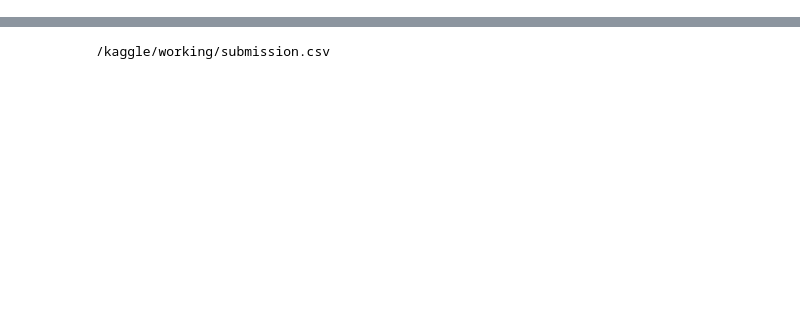
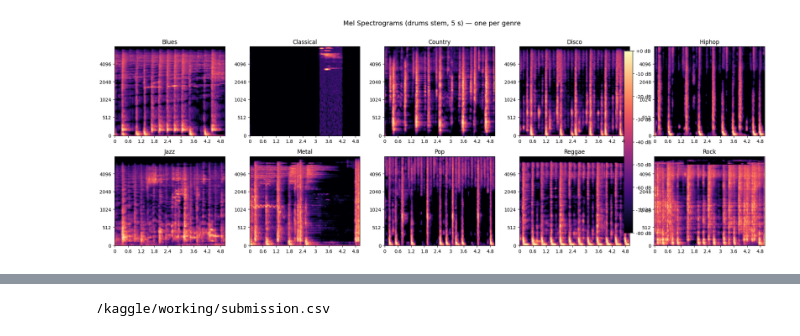
Before and after one commit to 23f2003621/tds-w2, a Jupyter notebook: notebooks/restnet_training.ipynb, the cells around one changed output, grey strips where cells are left out. Saved outputs shown, nothing was run; the diff lists cells and outputs as text; code cells hidden in the pictures; blank space fills up the shorter version.

```diff
--- a/notebooks/restnet_training.ipynb
+++ b/notebooks/restnet_training.ipynb
@@ -798,0 +226,24 @@ WandB run finished!
+# %%
+fig, axes = plt.subplots(2, 5, figsize=(20, 7))
+axes = axes.flatten()
+
+for i, genre in enumerate(GENRES):
+
+    song_path = train_index[genre][0]
+    audio, sr = librosa.load(os.path.join(song_path, 'drums.wav'),
+                              sr=SAMPLE_RATE, duration=5.0, mono=True)
+    mel = librosa.feature.melspectrogram(y=audio, sr=sr,
+                                          n_mels=N_MELS, n_fft=N_FFT,
+                                          hop_length=HOP_LENGTH)
+    mel_db = librosa.power_to_db(mel, ref=np.max)
+    img = librosa.display.specshow(mel_db, sr=sr, hop_length=HOP_LENGTH,
+                                   x_axis='time', y_axis='mel', ax=axes[i],
+                                   fmax=8000)
+    axes[i].set_title(genre.capitalize(), fontsize=12)
+    axes[i].set_xlabel(''); axes[i].set_ylabel('')
+
+fig.suptitle('Mel Spectrograms (drums stem, 5 s) — one per genre', fontsize=14, y=1.01)
+plt.colorbar(img, ax=axes, format='%+2.0f dB')
+plt.tight_layout(); plt.show()
+# %% [output]
+[figure, added]
```
Also changed, not shown: parts of 53 cells of this notebook.
